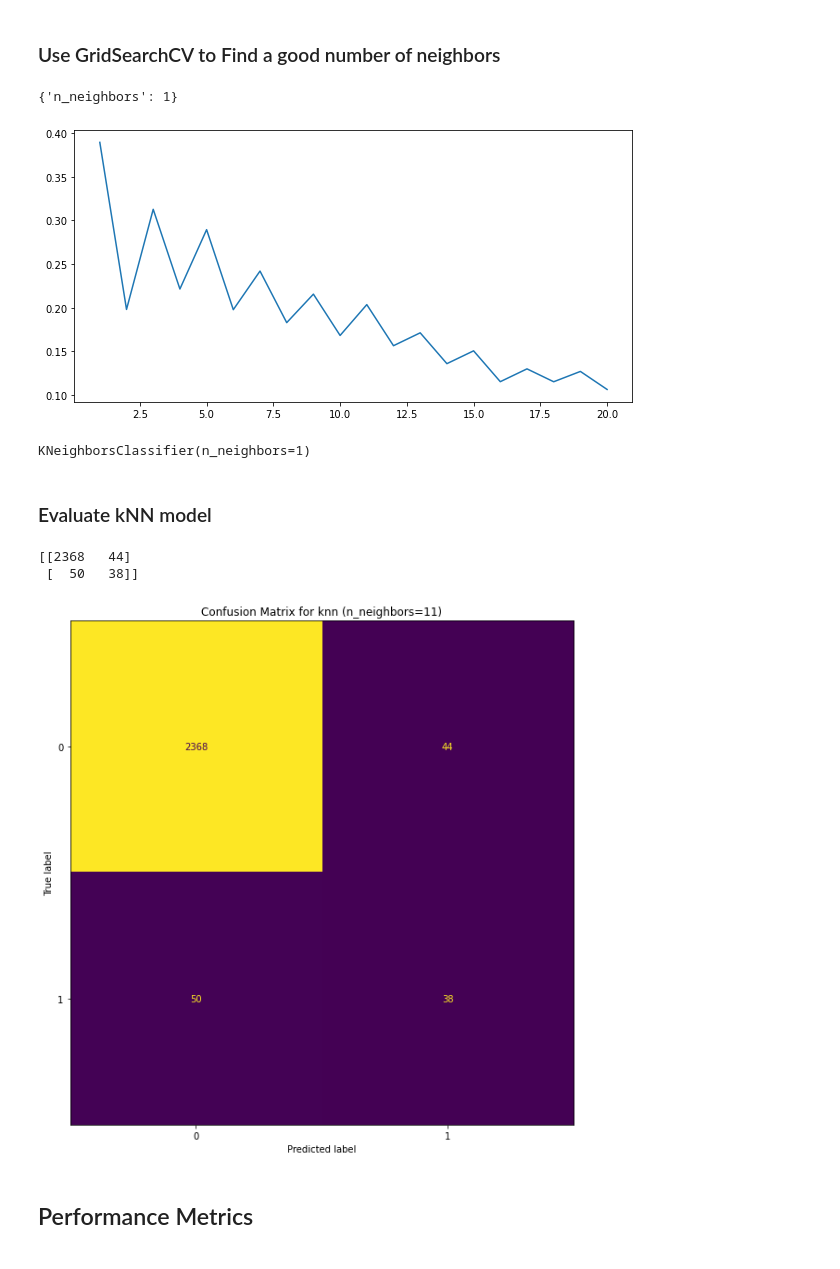
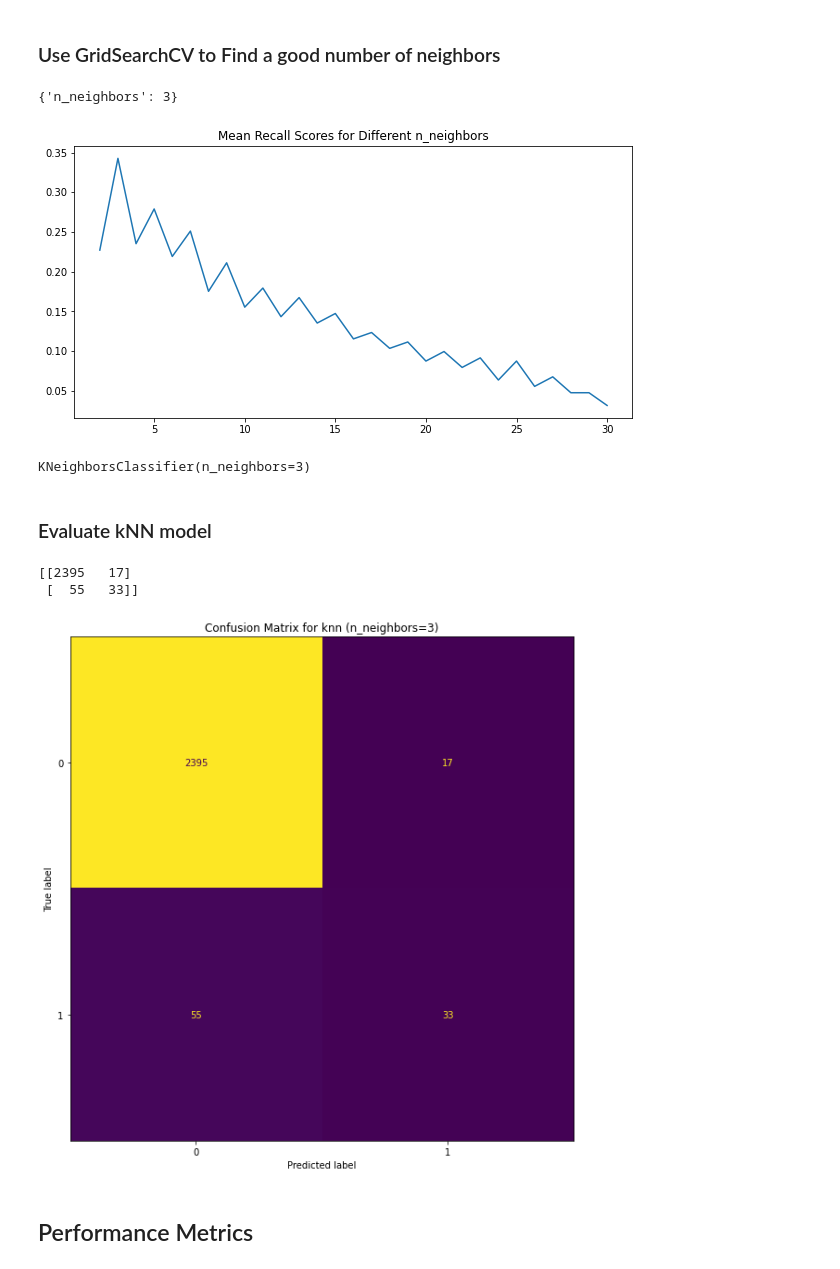
Before and after one commit to allysadallmann/Team-5-Group-Project, a Jupyter notebook: knn model.ipynb, the cells around one changed output. Drawn from its saved outputs; the diff is of its cells as text; code cells hidden in the pictures.

```diff
--- a/knn model.ipynb
+++ b/knn model.ipynb
@@ -72,27 +72,27 @@ knn = KNeighborsClassifier(n_neighbors=5)
 # %% [markdown]
 ### Use GridSearchCV to Find a good number of neighbors
 # %%
-k_range = list(range(1, 21))
+k_range = list(range(2, 31))
 # create a parameter grid/dict: map the parameter names to the values that should be searched
 param_grid = dict(n_neighbors=k_range)
 # instantiate the grid
-grid = GridSearchCV(knn, param_grid, cv=10, scoring='recall')
-grid.fit(X, y)
+grid = GridSearchCV(knn, param_grid, cv=5, scoring='recall')
+grid.fit(X_train, y_train)
 # view the complete results (list of named tuples)
 grid_mean_scores = grid.cv_results_["mean_test_score"]
 plt.figure(figsize=(10, 5))
-plt.title('')
+plt.title('Mean Recall Scores for Different n_neighbors')
 plt.plot(k_range, grid_mean_scores)
 print(grid.best_params_)
 k = grid.best_params_['n_neighbors']
 # %% [output]
-{'n_neighbors': 1}
+{'n_neighbors': 3}
-[figure, old version]
+[figure, new version]
 # %%
 knn = KNeighborsClassifier(n_neighbors=k)
 knn.fit(X_train, y_train.values.ravel())
 # %% [output]
-KNeighborsClassifier(n_neighbors=1)
+KNeighborsClassifier(n_neighbors=3)
 # %% [markdown]
 ### Evaluate kNN model
 # %%
@@ -100,13 +100,13 @@ y_pred_knn = knn.predict(X_test)
 # %%
 disp_knn = plot_confusion_matrix(knn, X_test, y_test, colorbar=False)
 
-plt.title("Confusion Matrix for knn (n_neighbors=11)")
+plt.title("Confusion Matrix for knn (n_neighbors=3)")
 
 print(disp_knn.confusion_matrix)
 # %% [output]
-[[2368   44]
- [  50   38]]
+[[2395   17]
+ [  55   33]]
-[figure, old version]
+[figure, new version]
 # %% [markdown]
 ## Performance Metrics
 # %%
```
Also changed, not shown: parts of 1 cell of this notebook.
